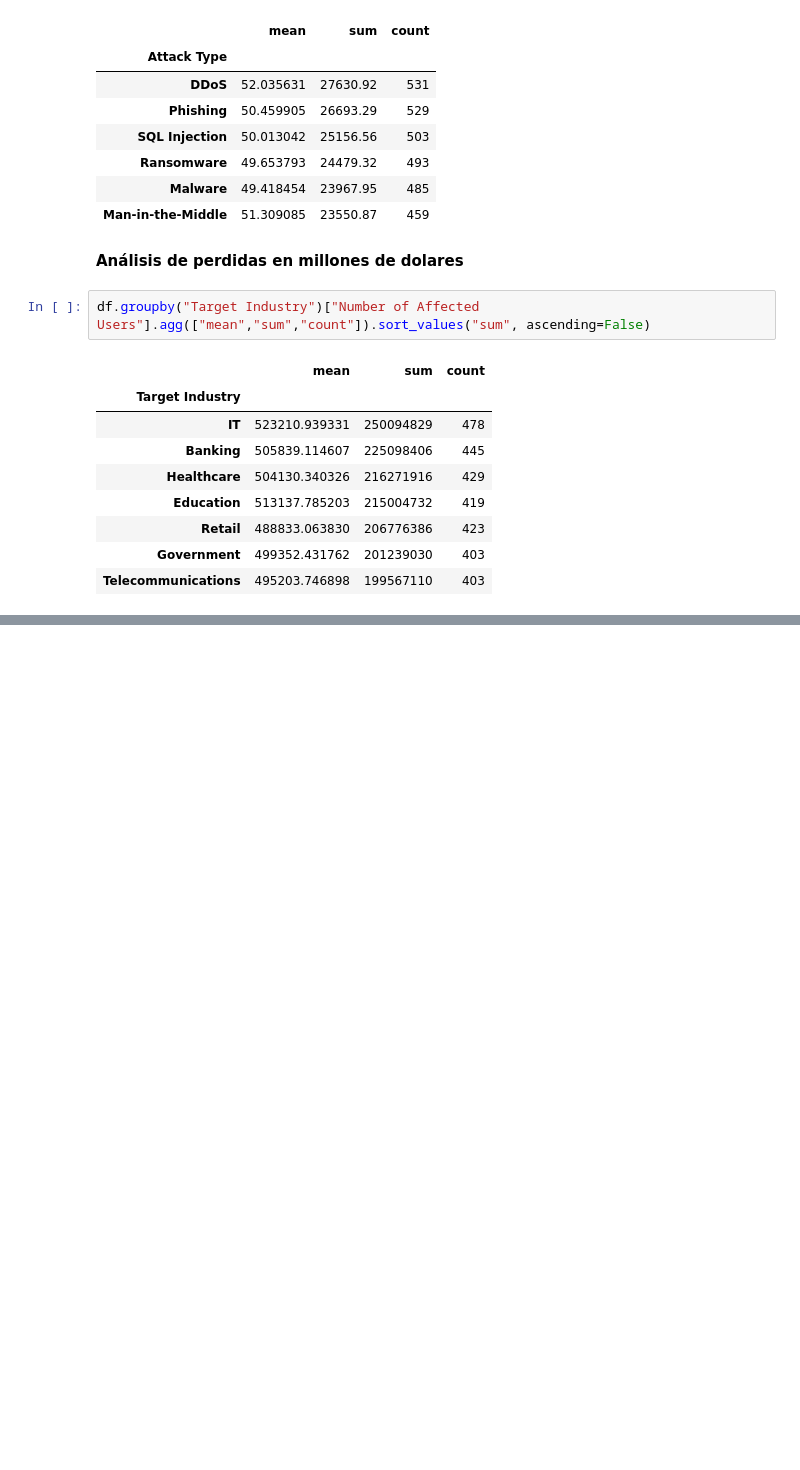
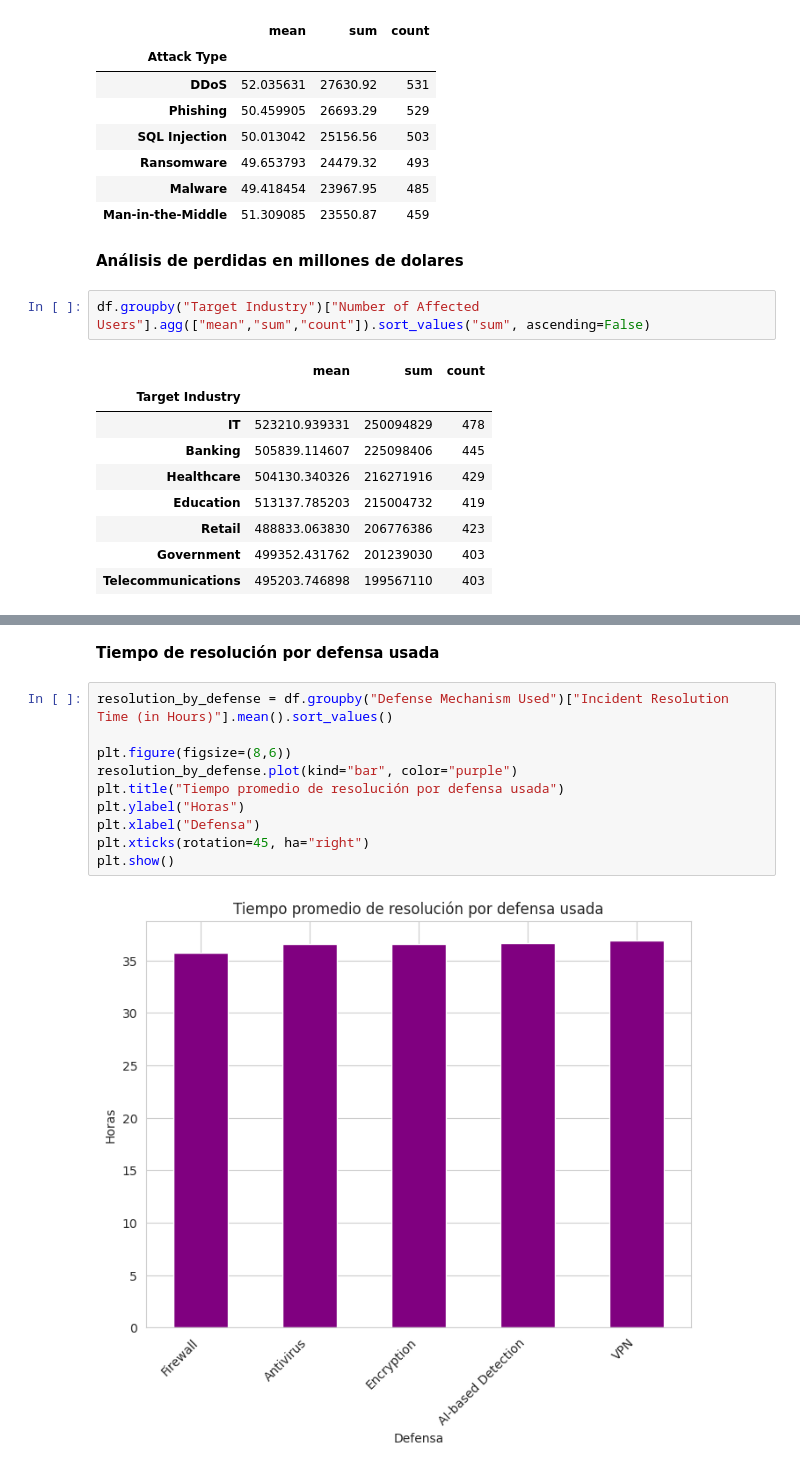
Before and after one commit to Bryan810/Grupo_9_tarea_3, a Jupyter notebook: sample.ipynb, the cells around one changed output, grey strips where cells are left out. Drawn from its saved outputs; the diff is of its cells as text; blank space fills up the shorter version.

```diff
--- a/sample.ipynb
+++ b/sample.ipynb
@@ -61,0 +103,14 @@ df.groupby("Target Industry")["Number of Affected Users"].agg(["mean","sum","cou
+# %% [markdown]
+**Tiempo de resolución por defensa usada**
+# %%
+resolution_by_defense = df.groupby("Defense Mechanism Used")["Incident Resolution Time (in Hours)"].mean().sort_values()
+
+plt.figure(figsize=(8,6))
+resolution_by_defense.plot(kind="bar", color="purple")
+plt.title("Tiempo promedio de resolución por defensa usada")
+plt.ylabel("Horas")
+plt.xlabel("Defensa")
+plt.xticks(rotation=45, ha="right")
+plt.show()
+# %% [output]
+[figure, added]
```
Also changed, not shown: parts of 13 cells of this notebook, 1 other file.
